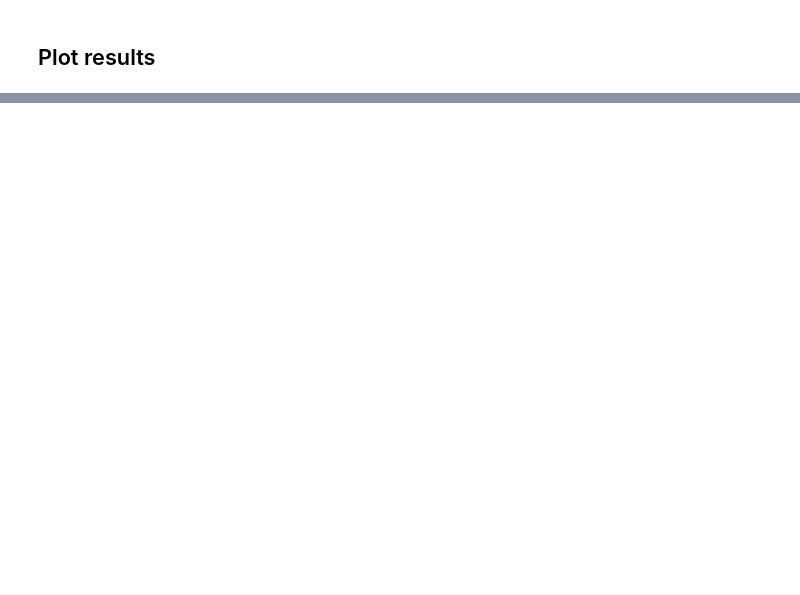
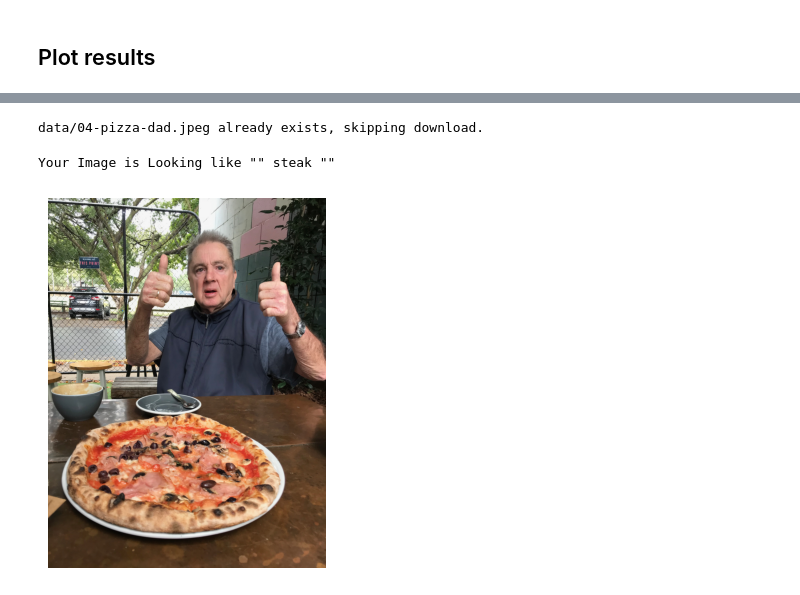
Before and after one commit to manideep1428/Clone-Instagram, a Jupyter notebook: Project_1.ipynb, the cells around one changed output, grey strips where cells are left out. Drawn from its saved outputs; the diff is of its cells as text; code cells hidden in the pictures; blank space fills up the shorter version.

```diff
--- a/Project_1.ipynb
+++ b/Project_1.ipynb
@@ -218,0 +274,49 @@ plt.show()
+# %%
+# Download custom image
+import requests
+from pathlib import Path
+
+data_path  = Path("data/")
+custom_image_path = data_path / "04-pizza-dad.jpeg"
+
+# Download the image if it doesn't already exist
+if not custom_image_path.is_file():
+    with open(custom_image_path, "wb") as f:
+        # When downloading from GitHub, need to use the "raw" file link
+        request = requests.get("https://raw.githubusercontent.com/mrdbourke/pytorch-deep-learning/main/images/04-pizza-dad.jpeg")
+        print(f"Downloading {custom_image_path}...")
+        f.write(request.content)
+else:
+    print(f"{custom_image_path} already exists, skipping download.")
+# %% [output]
+data/04-pizza-dad.jpeg already exists, skipping download.
+# %%
+import torchvision
+
+# Read in custom image
+custom_image_to_test = torchvision.io.read_image(str(custom_image_path))/255
+
+
+plt.imshow(custom_image_to_test.permute(1, 2, 0))
+plt.axis(False)
+
+# Preprocessing the image
+custom_image_to_test = custom_image_to_test.unsqueeze(0)
+
+data_transform_to_test = transforms.Compose([
+    transforms.Resize((64, 64)),
+])
+
+
+custom_image_main =  data_transform_to_test(custom_image_to_test)
+
+#Predicting
+custom_image_main = custom_image_main.to(device)
+model.eval()
+with torch.inference_mode():
+    custom_image_pred = model(custom_image_main)
+    result = train_data.classes[custom_image_pred.argmax()]
+    print(f'Your Image is Looking like "" {result} "" ')
+# %% [output]
+Your Image is Looking like "" steak ""
+[figure, added]
```
Also changed, not shown: parts of 8 cells of this notebook.
